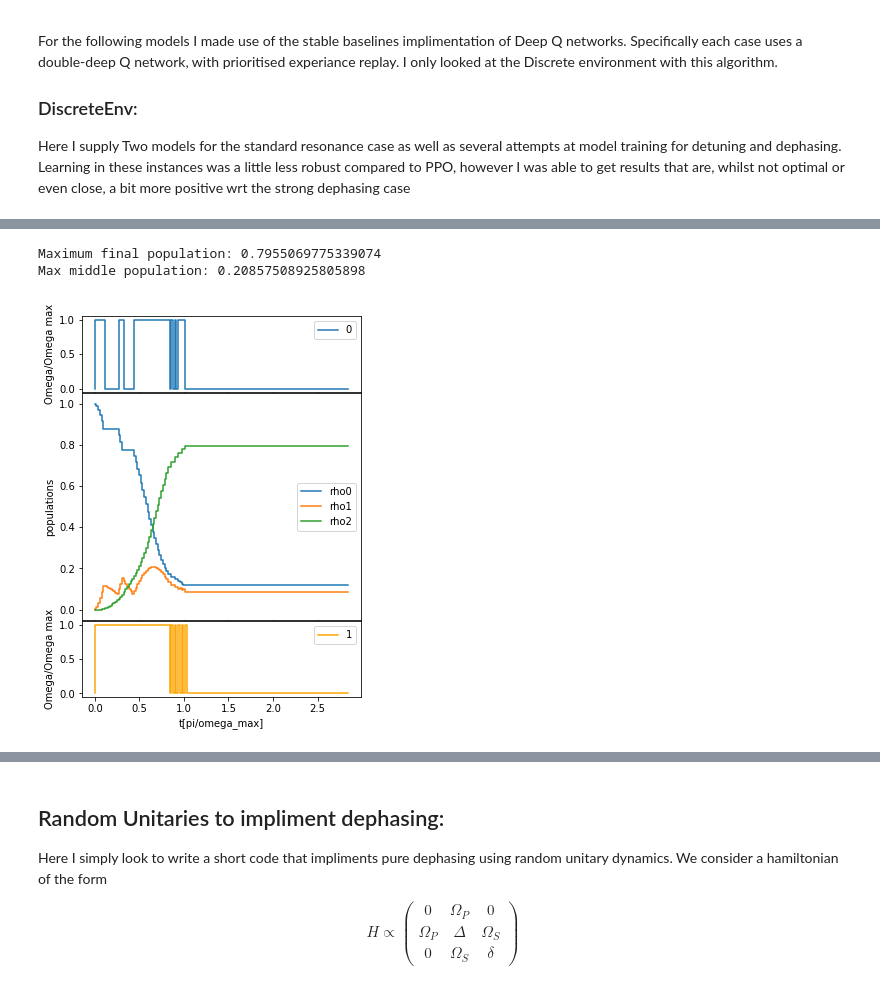
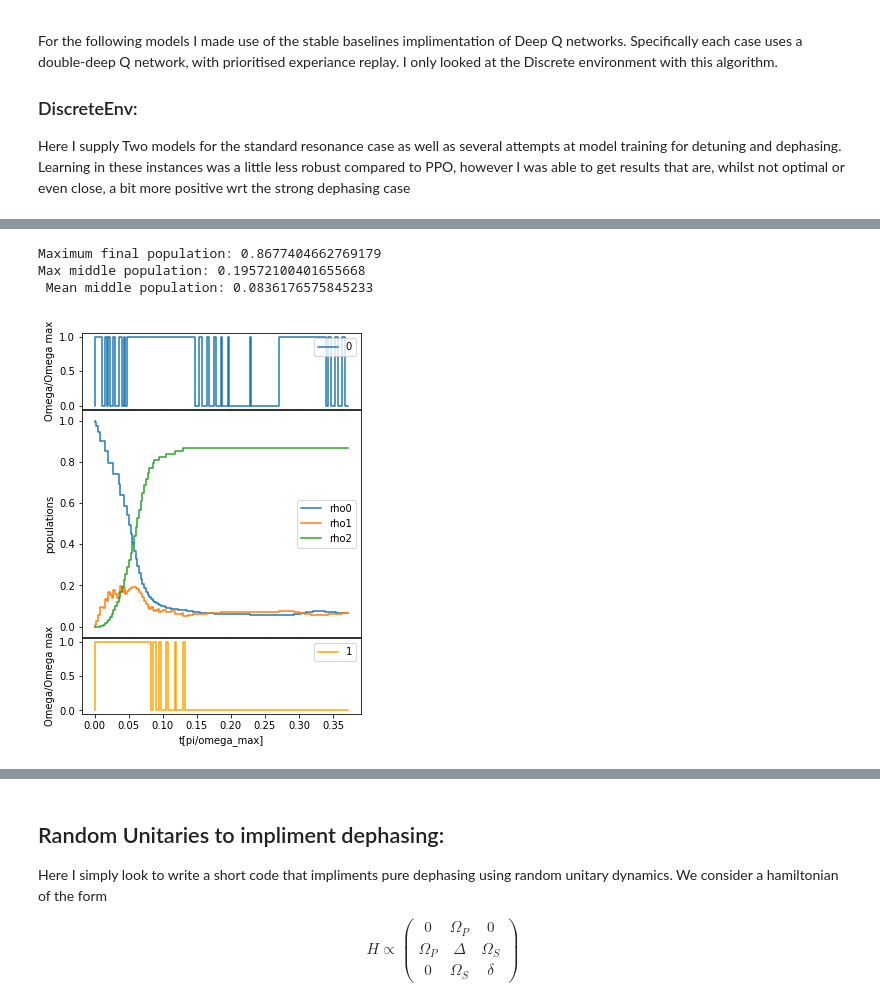
Before and after one commit to JBrown742/RL-Stirap-, a Jupyter notebook: Jupyter_Notebooks/Reinforcement learning for STIRAP in review.ipynb, the cells around one changed output, grey strips where cells are left out. Saved outputs shown, nothing was run; the diff lists cells and outputs as text; code cells hidden in the pictures.

```diff
--- a/Jupyter_Notebooks/Reinforcement learning for STIRAP in review.ipynb
+++ b/Jupyter_Notebooks/Reinforcement learning for STIRAP in review.ipynb
@@ -320,6 +362,7 @@ Max middle population: 0.2611898160108931
 # %%
-plots.discrete_plots(env=dephased_discreteenv_4, model=dephased_discretemodel_4, num_timesteps=150)
+plots.discrete_plots(env=dephased_discreteenv_6, model=dephased_discretemodel_6, num_timesteps=150)
 # %% [output]
-Maximum final population: 0.7955069775339074
-Max middle population: 0.20857508925805898
+Maximum final population: 0.8677404662769179
+Max middle population: 0.19572100401655668
+ Mean middle population: 0.0836176575845233
-[figure, old version]
+[figure, new version]
```
Also changed, not shown: parts of 18 cells of this notebook, 54 other files.
